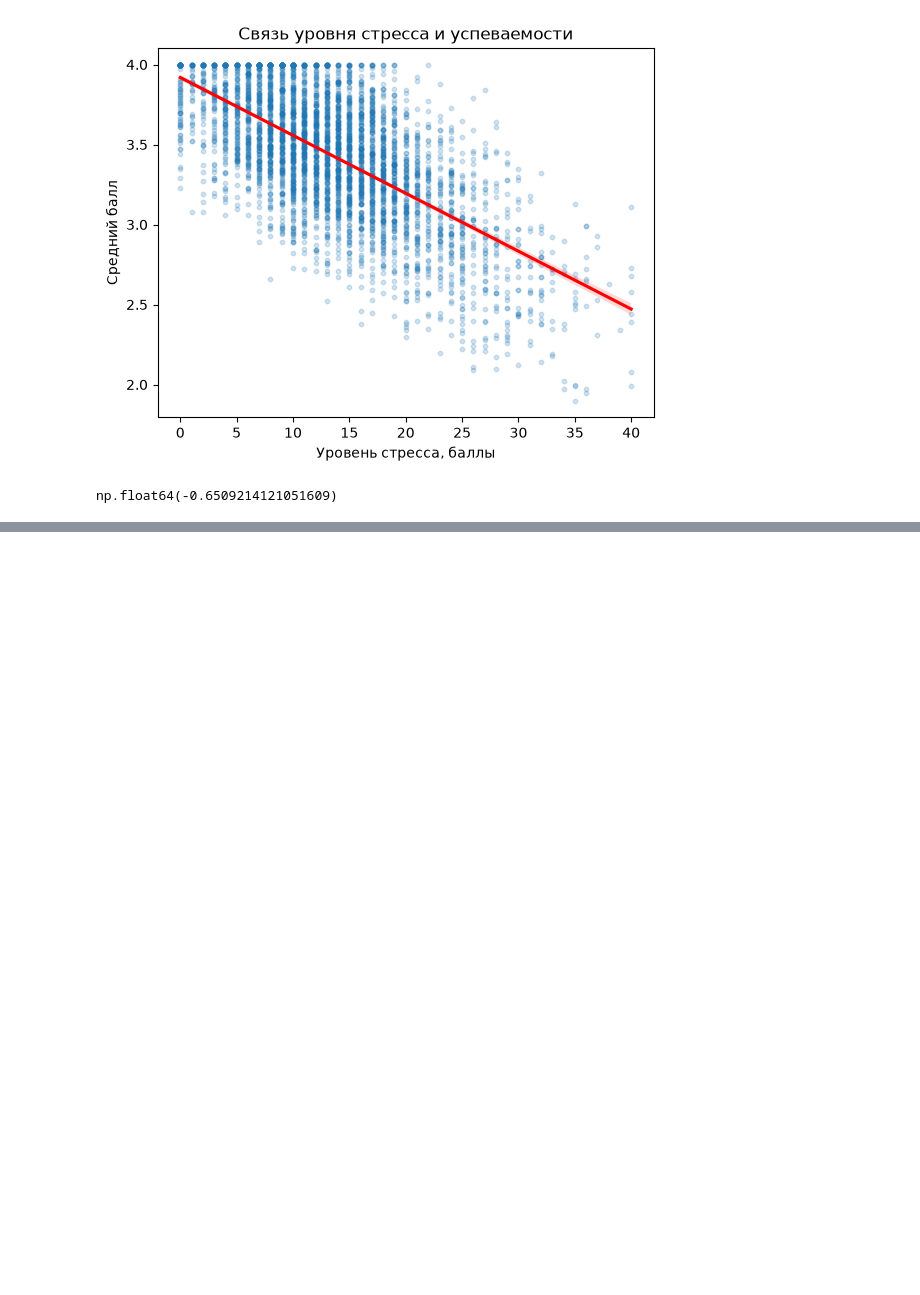
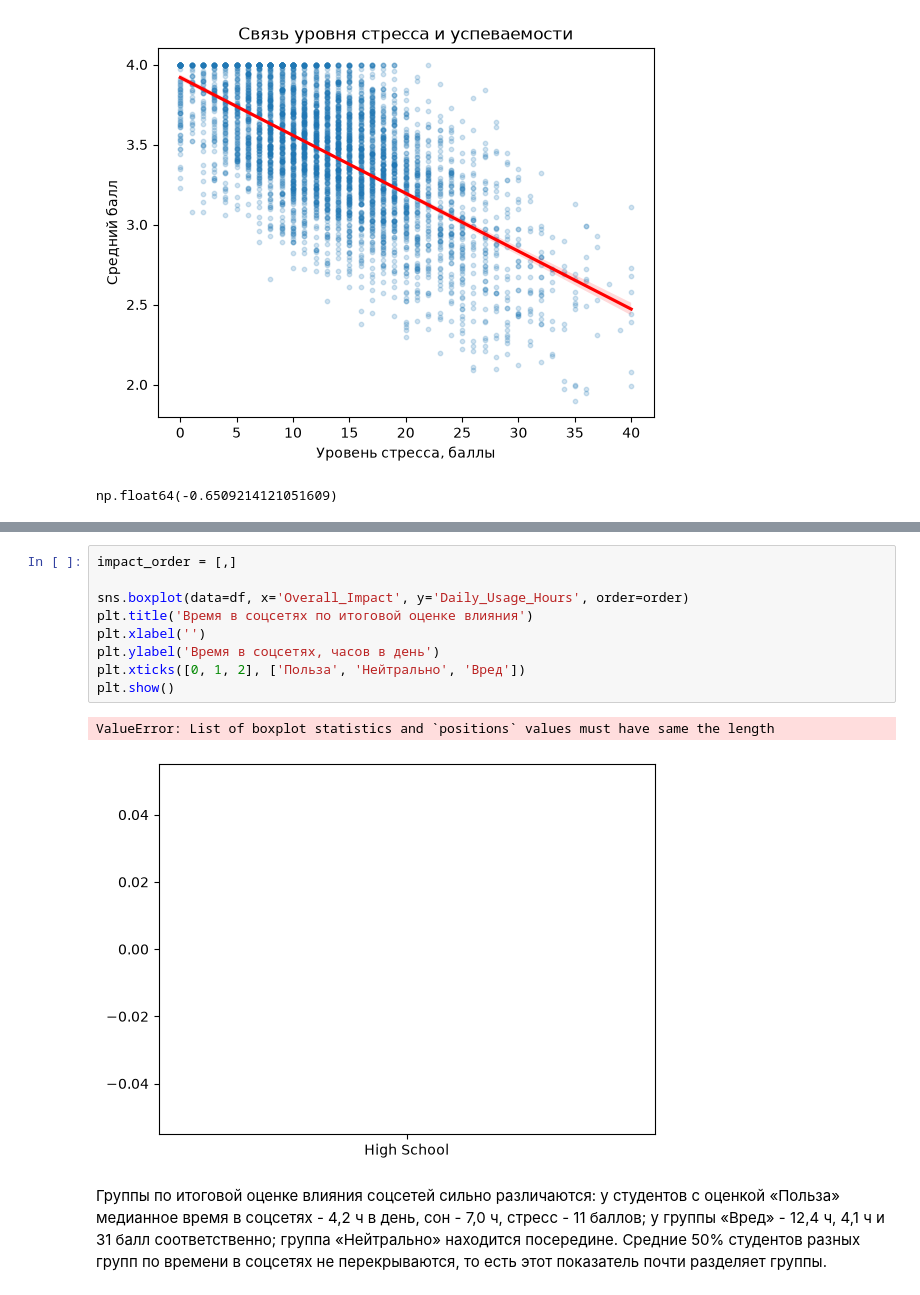
Before and after one commit to novikovmat/social-media-analysis, a Jupyter notebook: SocialMediaAnalysis.ipynb, the cells around one changed output, grey strips where cells are left out. Drawn from its saved outputs; the diff is of its cells as text; blank space fills up the shorter version.

```diff
--- a/SocialMediaAnalysis.ipynb
+++ b/SocialMediaAnalysis.ipynb
@@ -293,0 +323,14 @@ np.float64(-0.6509214121051609)
+# %%
+impact_order = [,]
+
+sns.boxplot(data=df, x='Overall_Impact', y='Daily_Usage_Hours', order=order)
+plt.title('Время в соцсетях по итоговой оценке влияния')
+plt.xlabel('')
+plt.ylabel('Время в соцсетях, часов в день')
+plt.xticks([0, 1, 2], ['Польза', 'Нейтрально', 'Вред'])
+plt.show()
+# %% [output]
+ValueError: List of boxplot statistics and `positions` values must have same the length
+[figure, added]
+# %% [markdown]
+Группы по итоговой оценке влияния соцсетей сильно различаются: у студентов с оценкой «Польза» медианное время в соцсетях - 4,2 ч в день, сон - 7,0 ч, стресс - 11 баллов; у группы «Вред» - 12,4 ч, 4,1 ч и 31 балл соответственно; группа «Нейтрально» находится посередине. Средние 50% студентов разных групп по времени в соцсетях не перекрываются, то есть этот показатель почти разделяет группы.
```
Also changed, not shown: parts of 6 cells of this notebook.
